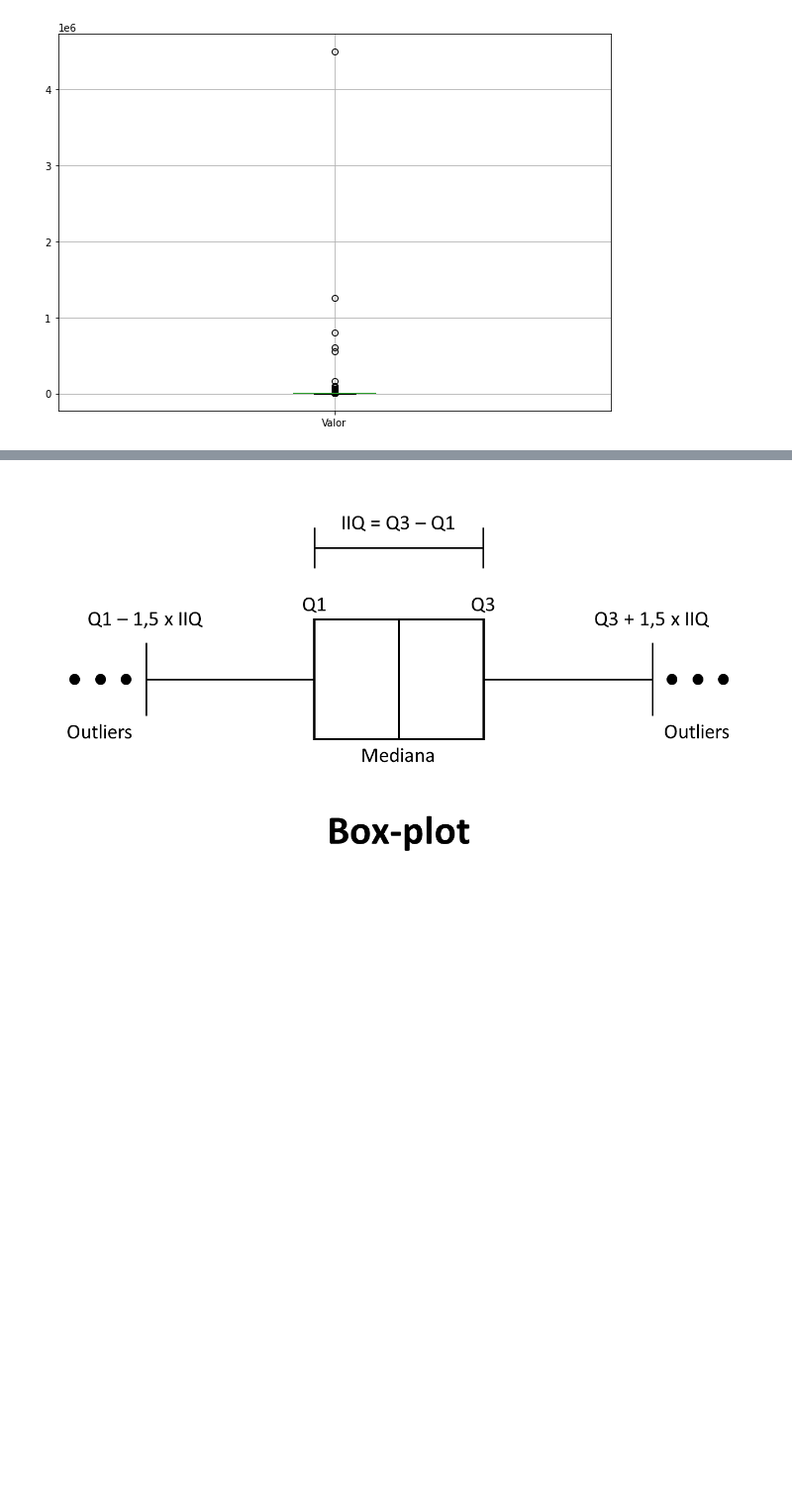
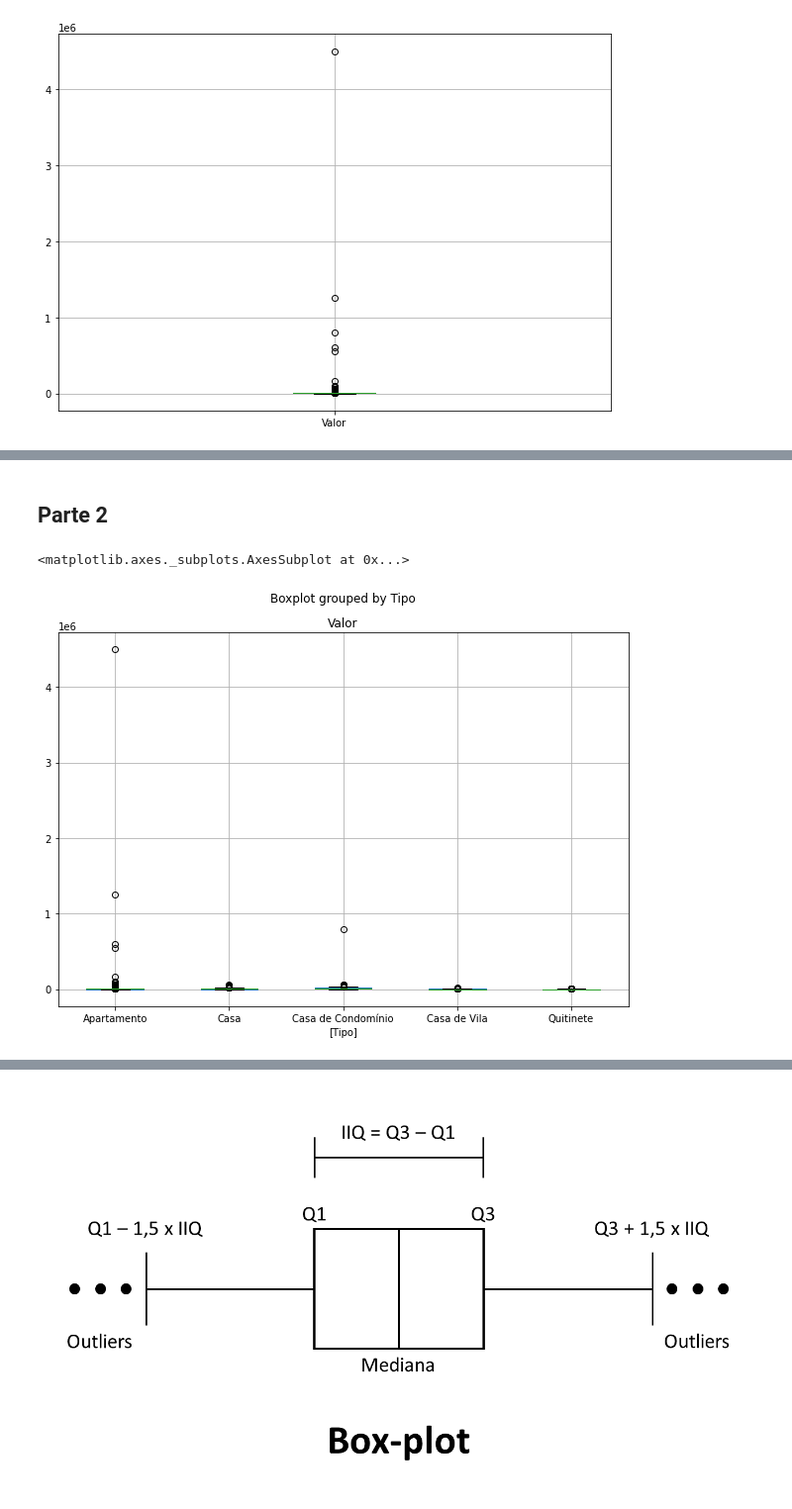
Before and after one commit to DorivanKadatzBorba/JupyterDS_Estudos, a Jupyter notebook: AulaPandas08.ipynb, the cells around one changed output, grey strips where cells are left out. Shown at 99% size. Saved outputs shown, nothing was run; the diff lists cells and outputs as text; code cells hidden in the pictures; blank space fills up the shorter version.

```diff
--- a/AulaPandas08.ipynb
+++ b/AulaPandas08.ipynb
@@ -30,0 +63,8 @@ dados[dados['Valor'] >= 500000]
+# %% [markdown]
+## Parte 2
+# %%
+# Boxplot dos valores por tipo
+dados.boxplot(['Valor'], by = ['Tipo'])
+# %% [output]
+<matplotlib.axes._subplots.AxesSubplot at 0x...>
+[figure, added]
```
Also changed, not shown: parts of 24 cells of this notebook, 2 other files.
